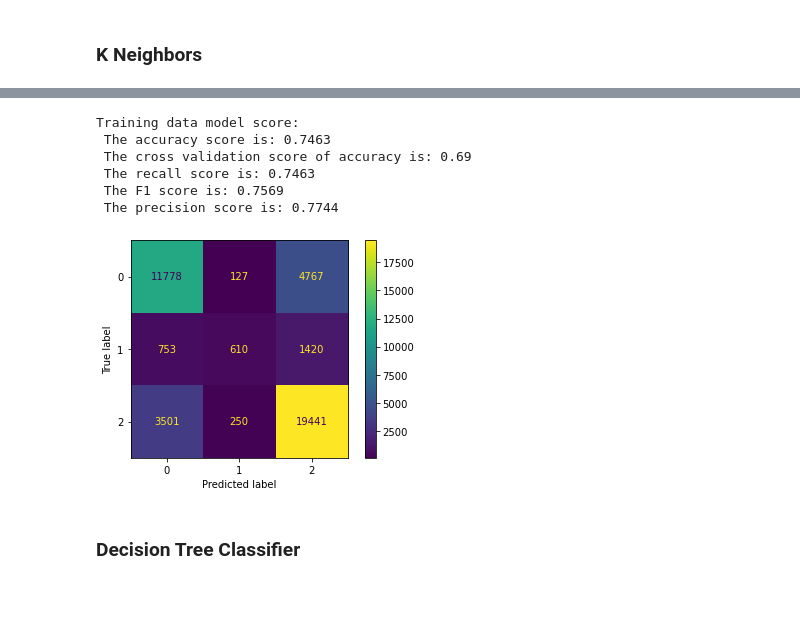
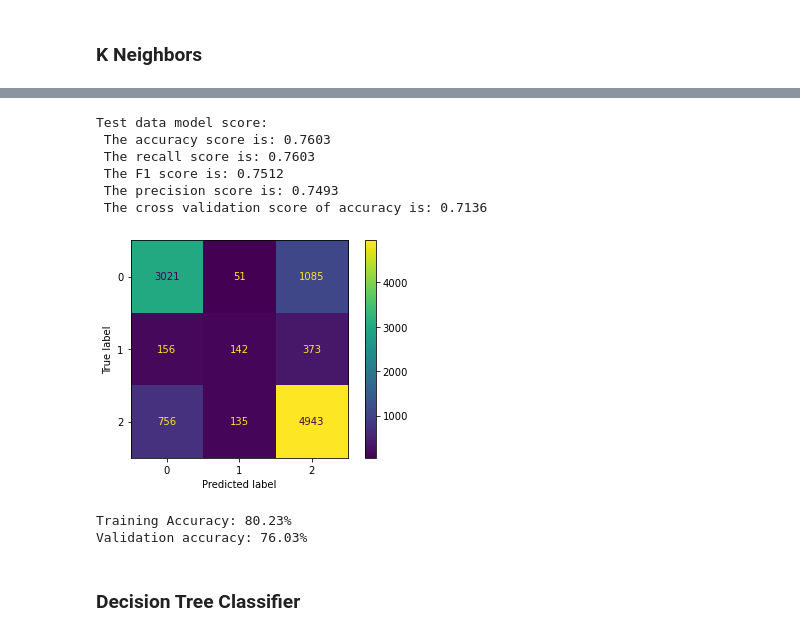
Before and after one commit to meljoy1099/waterwell-status-prediction, a Jupyter notebook: student.ipynb, the cells around one changed output, grey strips where cells are left out. Cells and saved outputs as stored; diff of their text form; code cells hidden in the pictures; blank space fills up the shorter version.

Commit message:
finished models

```diff
--- a/student.ipynb
+++ b/student.ipynb
@@ -905,18 +952,18 @@ X_test_scaled = scaler.transform(X_test)
 # function to calculate different types of model scores and cross validation score.
 # at the end of the function, confusion matrix is plotted
 
-def model_score(model, X, y_predict, y_true):
-    acc = accuracy_score(y_predict, y_true)
-    rec = recall_score(y_predict, y_true, average='weighted')
-    f1 = f1_score(y_predict, y_true, average='weighted')
-    prec = precision_score(y_predict, y_true, average='weighted')
+def model_score(model, X, y_pred, y_true):
+    acc = accuracy_score(y_true, y_pred)
+    rec = recall_score(y_true, y_pred, average='weighted')
+    f1 = f1_score(y_true, y_pred, average='weighted')
+    prec = precision_score(y_true, y_pred, average='weighted')
     cross = cross_val_score(estimator=model, X=X, y=y_true, cv=10).mean()
 
     print(f' The accuracy score is: {round(acc, 4)}')
-    print(f' The cross validation score of accuracy is: {round(cross, 4)}')
     print(f' The recall score is: {round(rec, 4)}')
     print(f' The F1 score is: {round(f1, 4)}')
     print(f' The precision score is: {round(prec, 4)}')
+    print(f' The cross validation score of accuracy is: {round(cross, 4)}')
 
     return plot_confusion_matrix(model, X, y_true);
 # %% [markdown]
@@ -932,11 +979,3 @@ plot_confusion_matrix(dummy, X_test, y_test);
 [figure]
 # %% [markdown]
 ### Logistic Regression
-# %%
-
-log_model = LogisticRegression(multi_class = "multinomial")
-log_model.fit(X_train, y_train)
-log_y_pred_train = log_model.predict(X_train)
-
-print("Training data model score:")
-log_train_score = model_score(log_model, X_train, log_y_pred_train, y_train)
@@ -973,0 +982,8 @@ baseline_log_loss
+# %%
+pipe_lr = Pipeline([('ss', StandardScaler()),
+                    ('lr', LogisticRegression())])
+pipe_lr.fit(X_train, y_train)
+test_preds = pipe_lr.predict(X_test)
+
+print("Test data model score:")
+lr_score = model_score(pipe_lr, X_test, test_preds, y_test)
@@ -1007,17 +1020,33 @@ grid = {
 # %%
-knn_model = KNeighborsClassifier(n_neighbors=9)
-knn_model.fit(X_train, y_train)
-knn_model_pred = knn_model.predict(X_train)
+pipe_knn = Pipeline([('ss', StandardScaler()),
+                    ('knn', KNeighborsClassifier(n_neighbors=9))])
+pipe_knn.fit(X_train, y_train)
+test_preds = pipe_knn.predict(X_test)
 
-print("Training data model score:")
-knn_model_score = model_score(knn_model, X_train, knn_model_pred, y_train)
+print("Test data model score:")
+knn_score = model_score(pipe_knn, X_test, test_preds, y_test)
 # %% [output]
-Training data model score:
- The accuracy score is: 0.7463
- The cross validation score of accuracy is: 0.69
- The recall score is: 0.7463
- The F1 score is: 0.7569
- The precision score is: 0.7744
+Test data model score:
+ The accuracy score is: 0.7603
+ The recall score is: 0.7603
+ The F1 score is: 0.7512
+ The precision score is: 0.7493
+ The cross validation score of accuracy is: 0.7136
-[figure, old version]
+[figure, new version]
+# %%
+# Check for training and test sets
+# Predict on training and test sets
+training_preds = pipe_knn.predict(X_train)
+test_preds = pipe_knn.predict(X_test)
+
+# Accuracy of training and test sets
+training_accuracy = accuracy_score(y_train, training_preds)
+test_accuracy = accuracy_score(y_test, test_preds)
+
+print('Training Accuracy: {:.4}%'.format(training_accuracy * 100))
+print('Validation accuracy: {:.4}%'.format(test_accuracy * 100))
+# %% [output]
+Training Accuracy: 80.23%
+Validation accuracy: 76.03%
 # %% [markdown]
 ### Decision Tree Classifier
```
Also changed, not shown: parts of 56 cells of this notebook.
